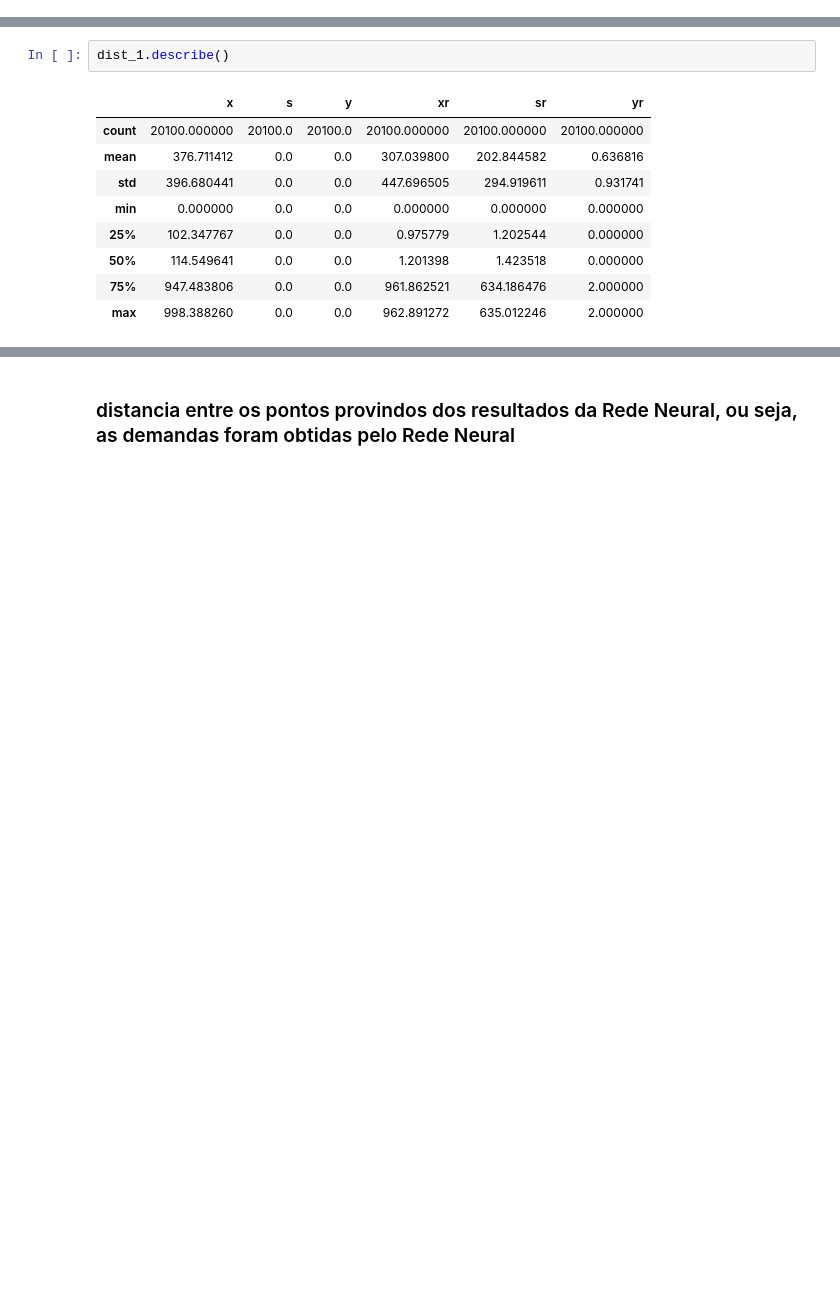
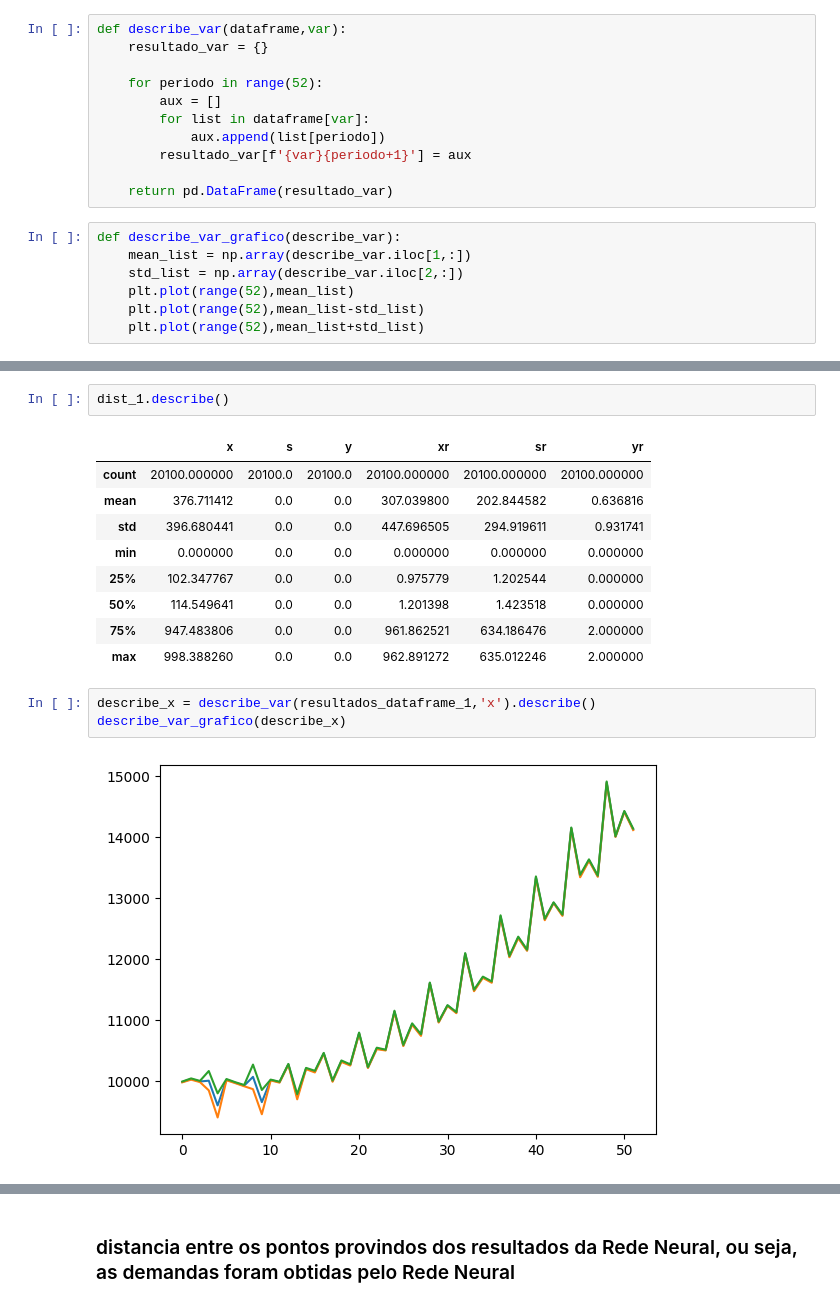
Before and after one commit to MarcioB1999/ML_for_ULS, a Jupyter notebook: UFL_resultados_graficos.ipynb, the cells around one changed output, grey strips where cells are left out. Cells and saved outputs as stored; diff of their text form; blank space fills up the shorter version.

```diff
--- a/UFL_resultados_graficos.ipynb
+++ b/UFL_resultados_graficos.ipynb
@@ -15,6 +15,24 @@ import Classes as Cls
 import pickle
 # %% [markdown]
 # Funções
+# %%
+def describe_var(dataframe,var):
+    resultado_var = {}
+
+    for periodo in range(52):
+        aux = []
+        for list in dataframe[var]:
+            aux.append(list[periodo])
+        resultado_var[f'{var}{periodo+1}'] = aux
+
+    return pd.DataFrame(resultado_var)
+# %%
+def describe_var_grafico(describe_var):
+    mean_list = np.array(describe_var.iloc[1,:])
+    std_list = np.array(describe_var.iloc[2,:])
+    plt.plot(range(52),mean_list)
+    plt.plot(range(52),mean_list-std_list)
+    plt.plot(range(52),mean_list+std_list)
 # %% [markdown]
 ## Plot
 # %%
@@ -222,3 +228,8 @@ dist_1.describe()
 | 50% | 114.549641 | 0.0 | 0.0 | 1.201398 | 1.423518 | 0.000000 |
 | 75% | 947.483806 | 0.0 | 0.0 | 961.862521 | 634.186476 | 2.000000 |
 | max | 998.388260 | 0.0 | 0.0 | 962.891272 | 635.012246 | 2.000000 |
+# %%
+describe_x = describe_var(resultados_dataframe_1,'x').describe()
+describe_var_grafico(describe_x)
+# %% [output]
+[figure, added]
```
Also changed, not shown: parts of 10 cells of this notebook.
